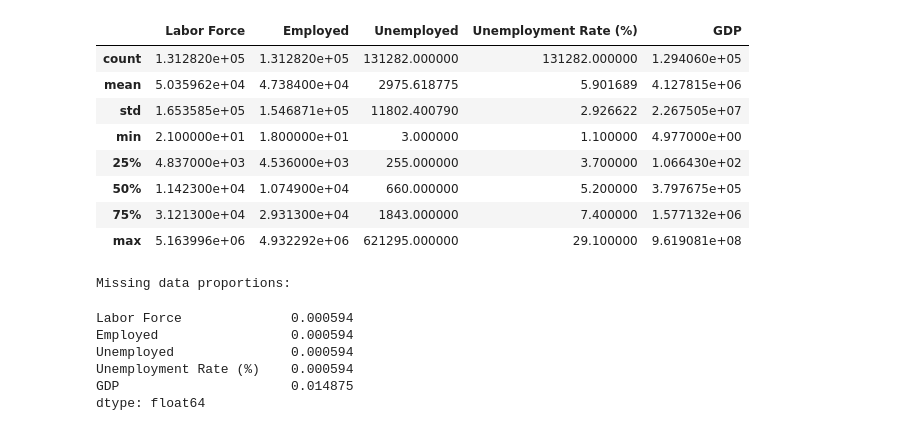
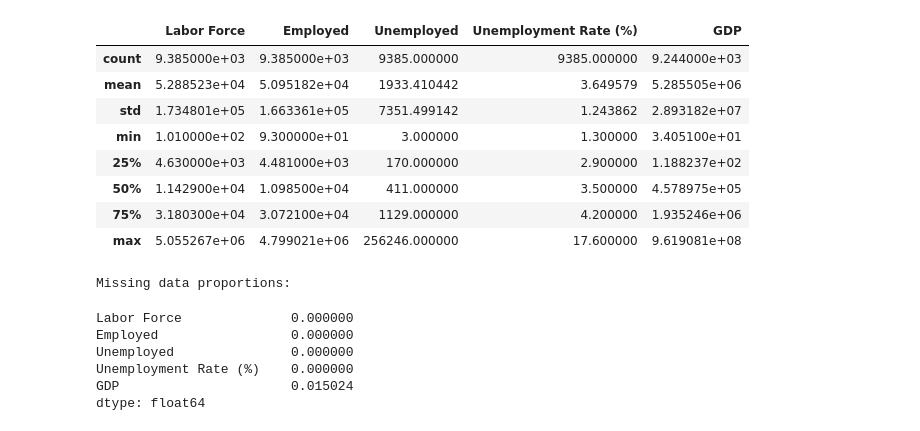
Before and after one commit to koacow/predicting-small-business-performance, a Jupyter notebook: compile_dataset.ipynb, the cells around one changed output. Cells and saved outputs as stored; diff of their text form; code cells hidden in the pictures.

```diff
--- a/compile_dataset.ipynb
+++ b/compile_dataset.ipynb
@@ -34,26 +37,22 @@ If API is not specified, data must be downloaded manually.
 import pandas as pd
 import requests
 
-YEARS = range(2010, 2024)
+YEAR = 2023
 # %%
 # 1. Loading BLS (Unemployment by County)
-BLS = pd.DataFrame()
 dtype = {
     'State FIPS Code': str,
     'County FIPS Code': str,
 }
 
 # Load each year's data and concatenate
-for year in YEARS:
-    df = pd.read_excel(f'./data/bls/laucnty{str(year)[-2:]}.xlsx', skiprows=1, dtype=dtype)
-    df['Year'] = year
-    BLS = pd.concat([BLS, df], ignore_index=True)
+BLS = pd.read_excel(f'./data/bls/laucnty{str(YEAR)[-2:]}.xlsx', skiprows=1, dtype=dtype)
 
 # Create FIPS5 code - combination of State and County FIPS codes
 BLS['FIPS5'] = BLS['State FIPS Code'] + BLS['County FIPS Code']
 
 # Drop unnecessary columns and rows with missing FIPS5
-BLS.drop(columns=['LAUS Code', 'County Name/State Abbreviation', 'State FIPS Code', 'County FIPS Code'], inplace=True)
+BLS.drop(columns=['LAUS Code', 'County Name/State Abbreviation', 'State FIPS Code', 'County FIPS Code', 'Year'], inplace=True)
 BLS.dropna(subset=['FIPS5'], inplace=True)
 
 BLS
@@ -76,7 +75,6 @@ BLS
 dtype = {
     'GeoFIPS': str,
 }
-years = [str(year) for year in YEARS]
 
 # Load BEA data
 BEA = pd.read_csv('./data/bea/CAGDP1__ALL_AREAS_2001_2023.csv', dtype=dtype, encoding='latin1', skipfooter=4)
@@ -86,11 +84,11 @@ BEA = BEA.rename(columns={'GeoFIPS': 'FIPS5'})
 BEA['FIPS5'] = BEA['FIPS5'].str.replace('"', '').str.strip()
 
 # Drop unnecessary columns
-BEA = BEA.drop(columns=[str(year) for year in range(2001, 2010)] + ['GeoName', 'LineCode', 'Region', 'TableName', 'LineCode', 'IndustryClassification', 'Description', 'Unit'])
+BEA = BEA.drop(columns=[str(year) for year in range(2001, 2024) if year != YEAR] + ['GeoName', 'LineCode', 'Region', 'TableName', 'LineCode', 'IndustryClassification', 'Description', 'Unit'])
 
 # Melt the DataFrame from wide to long format (initially each year is a separate column)
-BEA = BEA.melt(id_vars=['FIPS5'], value_vars=years, var_name='Year', value_name='GDP')
-BEA['Year'] = BEA['Year'].astype(int)
+BEA = BEA.melt(id_vars=['FIPS5'], value_vars=[str(YEAR)], var_name='Year', value_name='GDP')
+BEA.drop(columns=['Year'], inplace=True)
 
 # Drop rows with missing FIPS5
 BEA.dropna(subset=['FIPS5'], inplace=True)
@@ -112,5 +110,5 @@ BEA
 # %%
 # 3. Merge Datasets into master panel
-df = pd.merge(BLS, BEA, on=['FIPS5', 'Year'], how='left')
-df
+economic_df = pd.merge(BLS, BEA, on=['FIPS5'], how='left')
+economic_df
 # %% [output]
@@ -155,26 +134,26 @@ Years covered: 2010 to 2023
 # %%
 # 4. Descriptive statistics of relevant columns
 vars = ['Labor Force', 'Employed', 'Unemployed', 'Unemployment Rate (%)', 'GDP']
-df[vars] = df[vars].apply(pd.to_numeric, errors='coerce')
-df[vars].describe(include='all')
+economic_df[vars] = economic_df[vars].apply(pd.to_numeric, errors='coerce')
+economic_df[vars].describe(include='all')
 # %% [output]
 |  | Labor Force | Employed | Unemployed | Unemployment Rate (%) | GDP |
-| count | 1.312820e+05 | 1.312820e+05 | 131282.000000 | 131282.000000 | 1.294060e+05 |
-| mean | 5.035962e+04 | 4.738400e+04 | 2975.618775 | 5.901689 | 4.127815e+06 |
-| std | 1.653585e+05 | 1.546871e+05 | 11802.400790 | 2.926622 | 2.267505e+07 |
-| min | 2.100000e+01 | 1.800000e+01 | 3.000000 | 1.100000 | 4.977000e+00 |
-| 25% | 4.837000e+03 | 4.536000e+03 | 255.000000 | 3.700000 | 1.066430e+02 |
-| 50% | 1.142300e+04 | 1.074900e+04 | 660.000000 | 5.200000 | 3.797675e+05 |
-| 75% | 3.121300e+04 | 2.931300e+04 | 1843.000000 | 7.400000 | 1.577132e+06 |
-| max | 5.163996e+06 | 4.932292e+06 | 621295.000000 | 29.100000 | 9.619081e+08 |
+| count | 9.385000e+03 | 9.385000e+03 | 9385.000000 | 9385.000000 | 9.244000e+03 |
+| mean | 5.288523e+04 | 5.095182e+04 | 1933.410442 | 3.649579 | 5.285505e+06 |
+| std | 1.734801e+05 | 1.663361e+05 | 7351.499142 | 1.243862 | 2.893182e+07 |
+| min | 1.010000e+02 | 9.300000e+01 | 3.000000 | 1.300000 | 3.405100e+01 |
+| 25% | 4.630000e+03 | 4.481000e+03 | 170.000000 | 2.900000 | 1.188237e+02 |
+| 50% | 1.142900e+04 | 1.098500e+04 | 411.000000 | 3.500000 | 4.578975e+05 |
+| 75% | 3.180300e+04 | 3.072100e+04 | 1129.000000 | 4.200000 | 1.935246e+06 |
+| max | 5.055267e+06 | 4.799021e+06 | 256246.000000 | 17.600000 | 9.619081e+08 |
 # %%
 print("Missing data proportions:")
-df[vars].isna().sum() / len(df)
+economic_df[vars].isna().sum() / len(economic_df)
 # %% [output]
 Missing data proportions:
-Labor Force              0.000594
-Employed                 0.000594
-Unemployed               0.000594
-Unemployment Rate (%)    0.000594
-GDP                      0.014875
+Labor Force              0.000000
+Employed                 0.000000
+Unemployed               0.000000
+Unemployment Rate (%)    0.000000
+GDP                      0.015024
 dtype: float64
```
Also changed, not shown: parts of 10 cells of this notebook, 8 other files.
